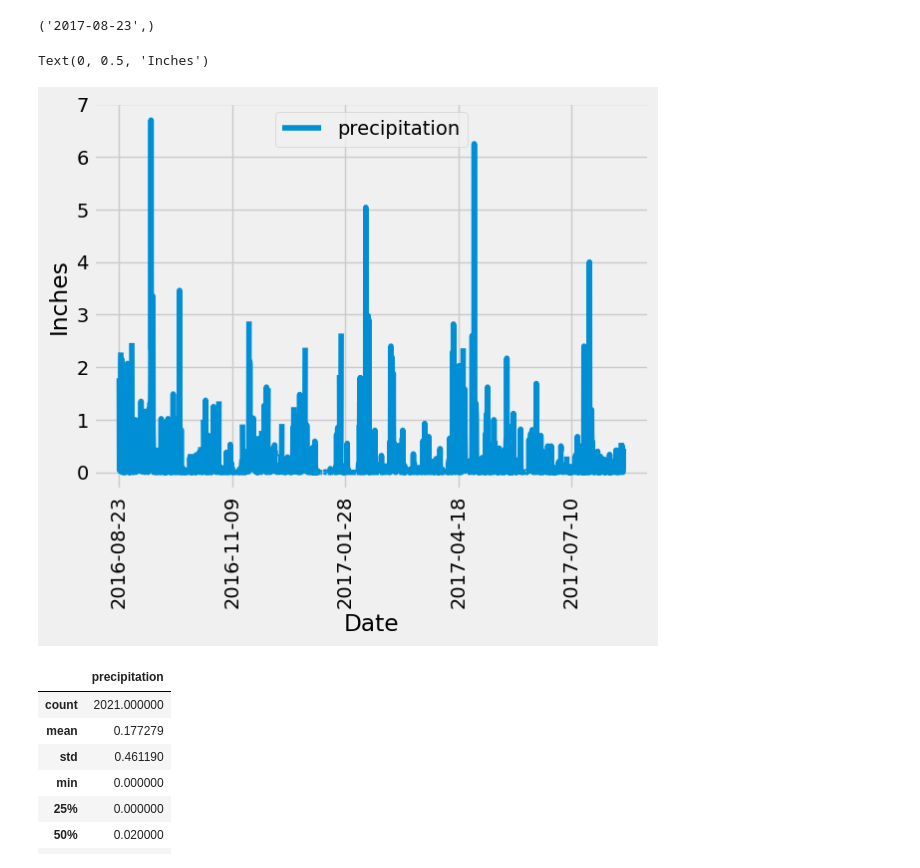
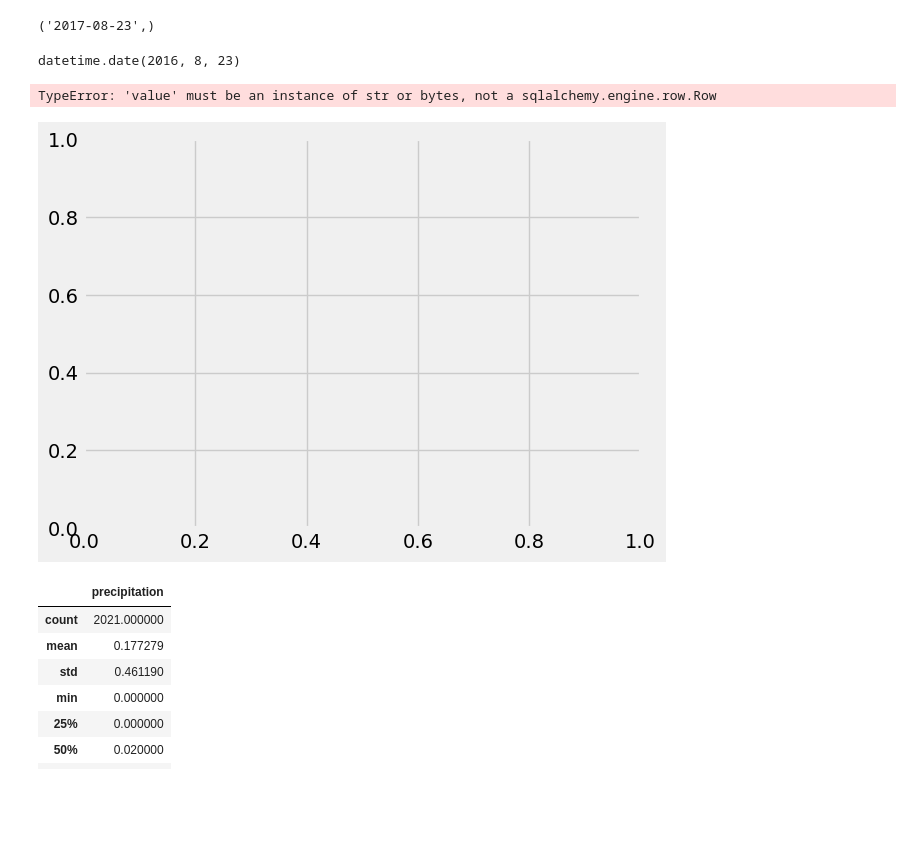
Before and after one commit to lilianaperezdiaz/sqlalchemy-challenge, a Jupyter notebook: SurfsUp/climate_starter.ipynb, the cells around one changed output. Drawn from its saved outputs; the diff is of its cells as text; code cells hidden in the pictures; blank space fills up the shorter version.

Commit message:
SQLAlchemy Challenge

```diff
--- a/SurfsUp/climate_starter.ipynb
+++ b/SurfsUp/climate_starter.ipynb
@@ -37,8 +38,11 @@ base.prepare(autoload_with=engine)
 ['measurement', 'station']
 # %%
 # Save references to each table
+measurement = base.classes.measurement
+station = base.classes.station
 # %%
 # Create our session (link) from Python to the DB
+session = Session(engine)
 # %% [markdown]
 # Exploratory Precipitation Analysis
 # %%
@@ -46,25 +51,39 @@ base.prepare(autoload_with=engine)
 # %% [output]
 ('2017-08-23',)
+# %%
+one_year = dt.date(2017,8,23) - dt.timedelta(days=365)
+one_year
+# %% [output]
+datetime.date(2016, 8, 23)
 # %%
 # Design a query to retrieve the last 12 months of precipitation data and plot the results.
 # Starting from the most recent data point in the database.
 
 # Calculate the date one year from the last date in data set.
-
+one_year = dt.date(2017,8,23) - dt.timedelta(days=365)
+one_year
 
 # Perform a query to retrieve the data and precipitation scores
+months = session.query(measurement.date).\
+    filter(measurement.date > '2016-08-23').order_by(measurement.date).all()
 
+months_percep = session.query(measurement.prcp).\
+    filter(measurement.date > '2016-08-23').order_by(measurement.date).all()
 
 # Save the query results as a Pandas DataFrame. Explicitly set the column names
-
+prcp_data = pd.DataFrame({
+    "Date" : months,
+    "Percipitation": months_percep
+})
 
 # Sort the dataframe by date
-
+prcp_data = prcp_data.sort_values("Date")
 
 # Use Pandas Plotting with Matplotlib to plot the data
+plt.plot(prcp_data["Percipitation"], prcp_data["Date"])
 # %% [output]
-Text(0, 0.5, 'Inches')
+TypeError: 'value' must be an instance of str or bytes, not a sqlalchemy.engine.row.Row
-[figure, old version]
+[figure, new version]
 # %%
 # Use Pandas to calculate the summary statistics for the precipitation data
 # %% [output]
```
Also changed, not shown: parts of 4 cells of this notebook.
